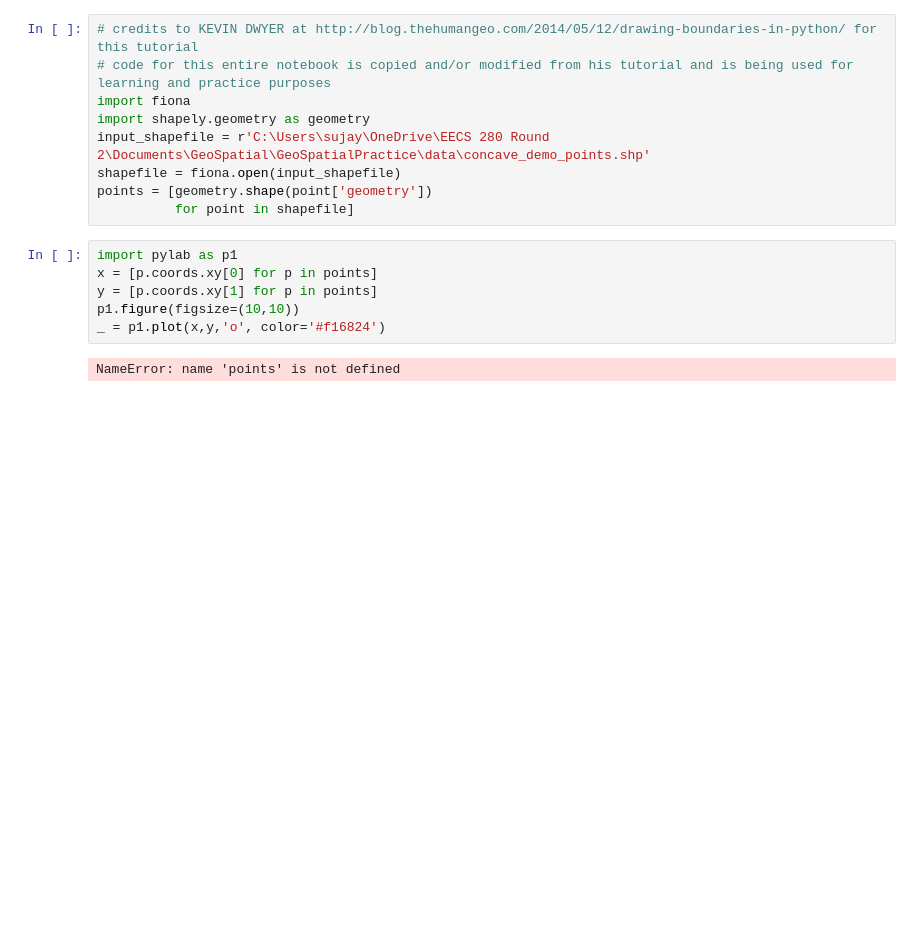
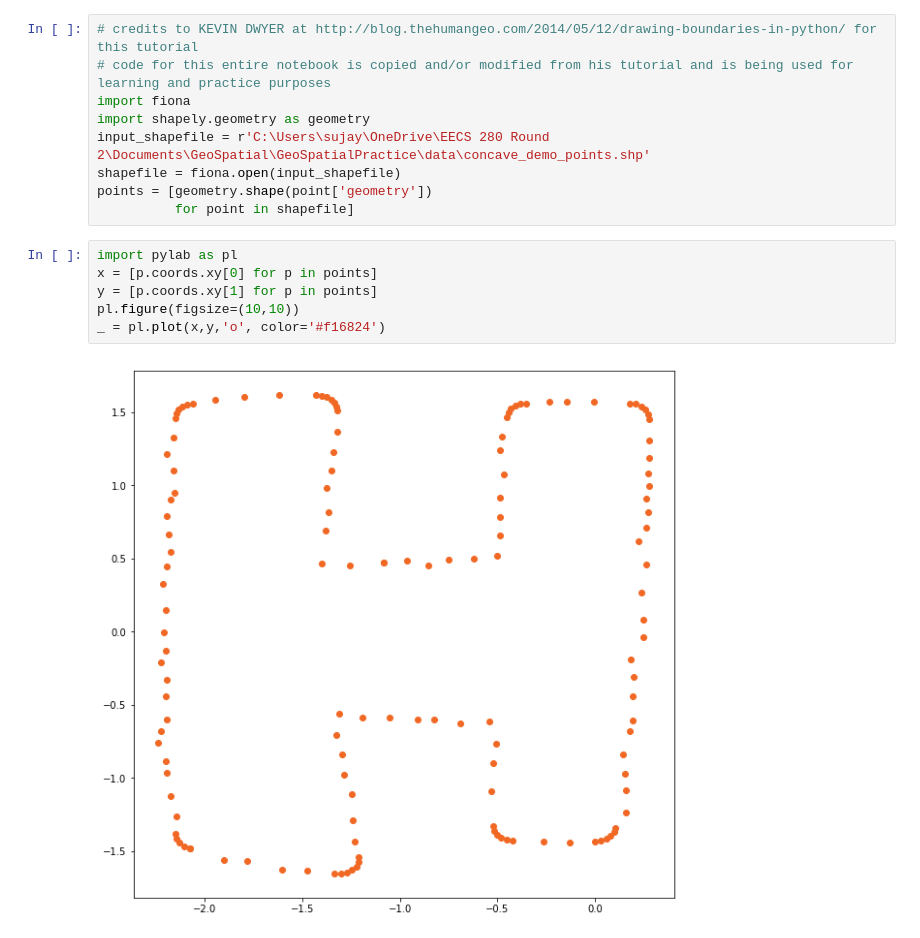
Before and after one commit to TheOriginalSujay/GeoSpatialPractice, a Jupyter notebook: delaunayAlgoTutorial.ipynb, the cells around one changed output. Drawn from its saved outputs; the diff is of its cells as text; blank space fills up the shorter version.

Commit message:
Additional syntax error fixes

```diff
--- a/delaunayAlgoTutorial.ipynb
+++ b/delaunayAlgoTutorial.ipynb
@@ -8,13 +8,13 @@ shapefile = fiona.open(input_shapefile)
 points = [geometry.shape(point['geometry'])
           for point in shapefile]
 # %%
-import pylab as p1
+import pylab as pl
 x = [p.coords.xy[0] for p in points]
 y = [p.coords.xy[1] for p in points]
-p1.figure(figsize=(10,10))
-_ = p1.plot(x,y,'o', color='#f16824')
+pl.figure(figsize=(10,10))
+_ = pl.plot(x,y,'o', color='#f16824')
 # %% [output]
-NameError: name 'points' is not defined
+[figure, added]
 # %%
 point_collection = geometry.MultiPoint(list(points))
 point_collection.envelope
```
Also changed, not shown: parts of 7 cells of this notebook.
